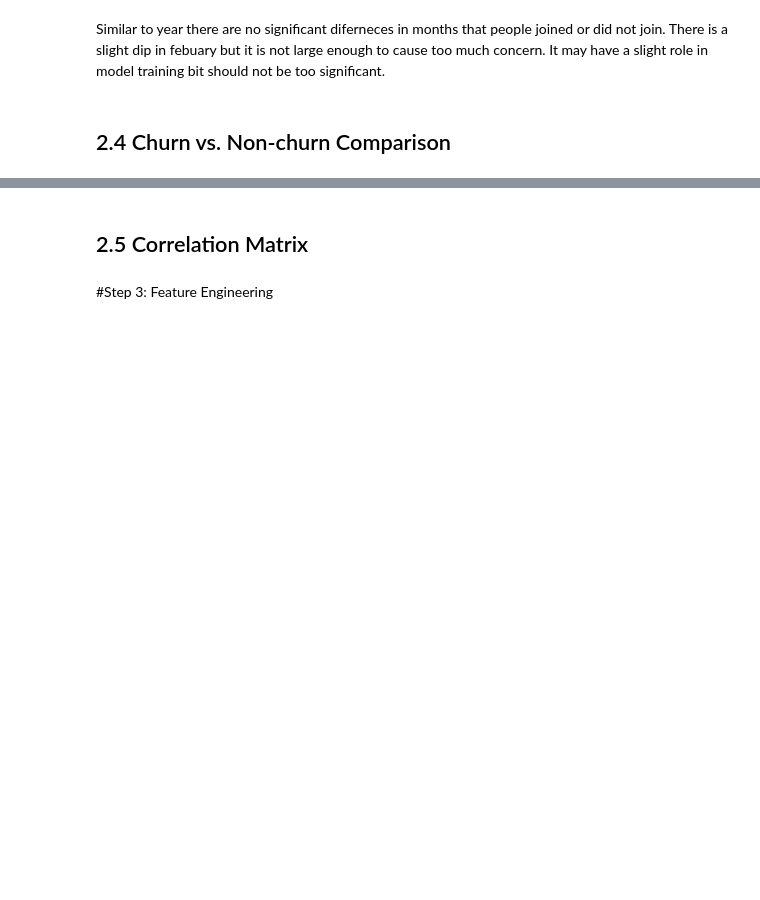
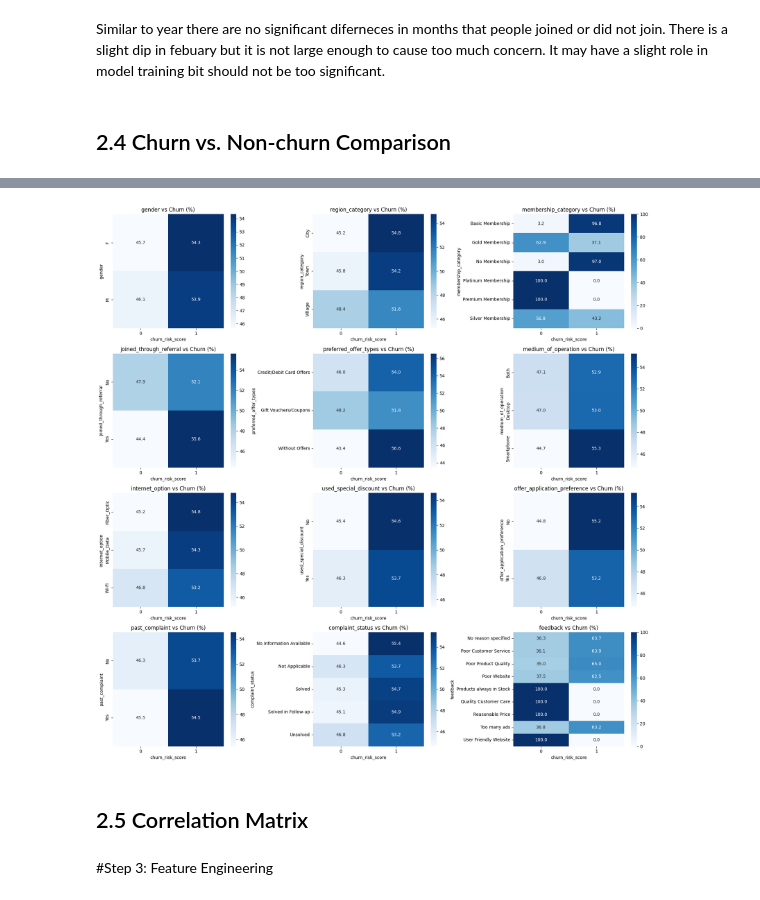
Before and after one commit to CMPE252/customer-churn-prediction, a Jupyter notebook: notebook/CMPE_252_Customer_Churn_Prediction.ipynb, the cells around one changed output, grey strips where cells are left out. Saved outputs shown, nothing was run; the diff lists cells and outputs as text; code cells hidden in the pictures; blank space fills up the shorter version.

```diff
--- a/notebook/CMPE_252_Customer_Churn_Prediction.ipynb
+++ b/notebook/CMPE_252_Customer_Churn_Prediction.ipynb
@@ -1178,3 +1239,25 @@ Similar to year there are no significant diferneces in months that people joined
+# %%
+fig, ax = plt.subplots(nrows=4, ncols=3, figsize=(18, 18))
+axes = ax.flatten()
+
+for i, col in enumerate(cat_cols):
+
+    ct = pd.crosstab(
+        train_eda_clean_df[col],
+        train_eda_clean_df["churn_risk_score"],
+        normalize="index"
+    ) * 100
+
+    sns.heatmap(ct, annot=True, fmt=".1f", cmap="Blues", ax=axes[i])
+    axes[i].set_title(f"{col} vs Churn (%)")
+
+for j in range(len(cat_cols), len(axes)):
+    fig.delaxes(axes[j])
+
+plt.tight_layout()
+plt.show()
+# %% [output]
+[figure, added]
 # %% [markdown]
 ## 2.5 Correlation Matrix
 # %% [markdown]
```
Also changed, not shown: parts of 14 cells of this notebook.
